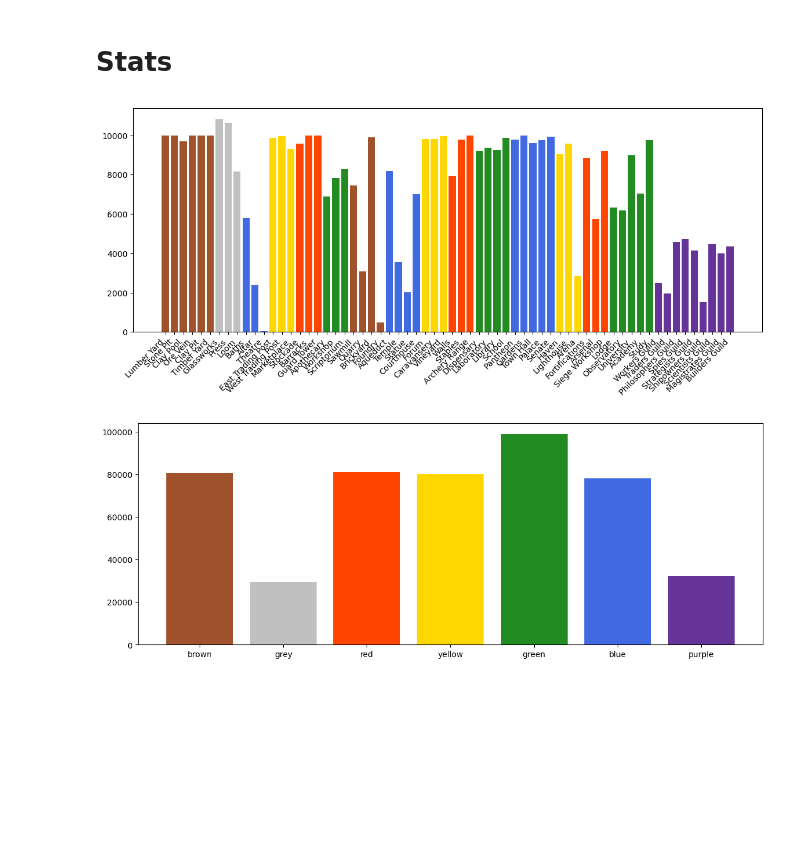
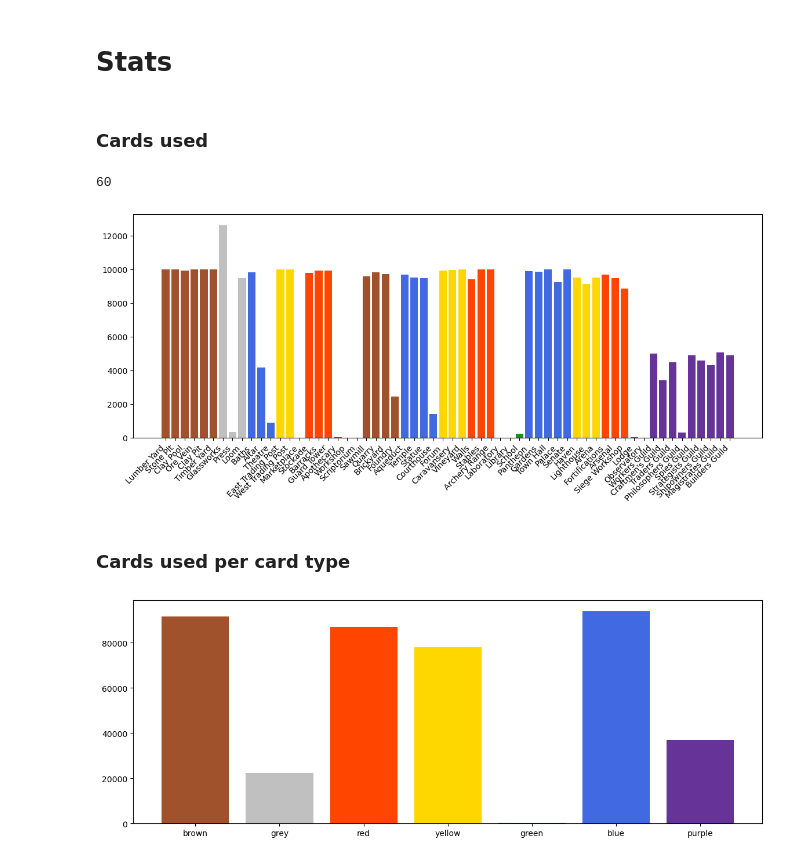
Before and after one commit to Jakotibodos/SIMPLE, a Jupyter notebook: app/analysis.ipynb, the cells around one changed output. Saved outputs shown, nothing was run; the diff lists cells and outputs as text; code cells hidden in the pictures; blank space fills up the shorter version.

```diff
--- a/app/analysis.ipynb
+++ b/app/analysis.ipynb
@@ -95,7 +95,7 @@ id_to_wonder = {
 # %% [markdown]
 # Read all files in the directory
 # %%
-game_results = pd.DataFrame(columns= ["game_id","player","win","wonder","tableau","color_count","points"])
+game_results = pd.DataFrame(columns= ["game_id","player","win","wonder","stages_played","tableau","color_count","points"])
 
 
 
@@ -113,13 +113,23 @@ def append_game_results(player,input, game_results):
 
 
 def rowify(dict,game_id, player):
-    return [game_id,player, dict["win"],dict["wonder"],dict["tableau"],dict["color_count"],dict["points"]]
+    return [game_id,player, dict["win"],dict["wonder"],dict["stages_played"],dict["tableau"],dict["color_count"],dict["points"]]
+
+def keep_winners_only(games, run=False):
+    if run:
+        return games[games["win"] == 1]
+    return games
+
+def keep_wonder_only(games,wonder=0, run=False):
+    if run:
+        return games[games["wonder"] == wonder]
+    return games
 # %%
-def fetch_results(player = "all"):
-    game_results = pd.DataFrame(columns= ["game_id","player","win","wonder","tableau","color_count","points"])
-    for filename in os.listdir('./results/3_medium_green_10000'):
+def fetch_results(folder_name, player = "all"):
+    game_results = pd.DataFrame(columns= ["game_id","player","win","wonder","stages_played","tableau","color_count","points"])
+    for filename in os.listdir('./results/'+folder_name):
         if filename.endswith('.json'):
-            with open("./results/3_medium_green_10000/"+filename, 'r') as file:
+            with open("./results/"+folder_name+"/"+filename, 'r') as file:
                 data_list = json.load(file)
                 game_results = append_game_results(player,data_list, game_results)
     return game_results
@@ -142,0 +136,7 @@ games
+# %%
+one_games = fetch_results("1v1v1_10000", player = "all")
+two_games = fetch_results("2v2v2_10000", player = "all")
+three_games = fetch_results("3_medium_green_10000", player = "all")
+versus_games = fetch_results("1v2v3_10000", player = "all")
+# %%
+games = one_games
@@ -149,24 +173,30 @@ color_to_scheme = 0
 for row in game_results.iterrows():
     print(row[1])
     break
+# %% [markdown]
+### Cards used
 # %%
 card_color_to_scheme = {"brown":"sienna","grey":"silver","red":"orangered","yellow":"gold","green":"forestgreen","blue":"royalblue","purple":"rebeccapurple"}
 
 cards_used = []
 for row in games.iterrows():
     cards_used+=row[1]["tableau"]
 
 card_names, card_used = np.unique(cards_used,return_counts=True)
 
 cards_color = [card_color_to_scheme[id_to_card[card].color] for card in card_names]
 card_names = [id_to_card[card].name for card in card_names]
 
 
 fig = plt.figure(figsize=(14,5));
 plt.bar(card_names, card_used,color=cards_color);
 plt.xticks(rotation=45, ha='right');
+len(card_names)
 # %% [output]
+60
-[figure, old version]
+[figure, new version]
+# %% [markdown]
+### Cards used per card type
 # %%
 colors_used = {"brown":0,
               "grey":0,
@@ -184,4 +214,4 @@ for row in games.iterrows():
 fig = plt.figure(figsize=(14,5));
 plt.bar(colors_used.keys(), colors_used.values(),color=colors_scheme);
 # %% [output]
-[figure, old version]
+[figure, new version]
```
Also changed, not shown: parts of 25 cells of this notebook, 32 other files.
